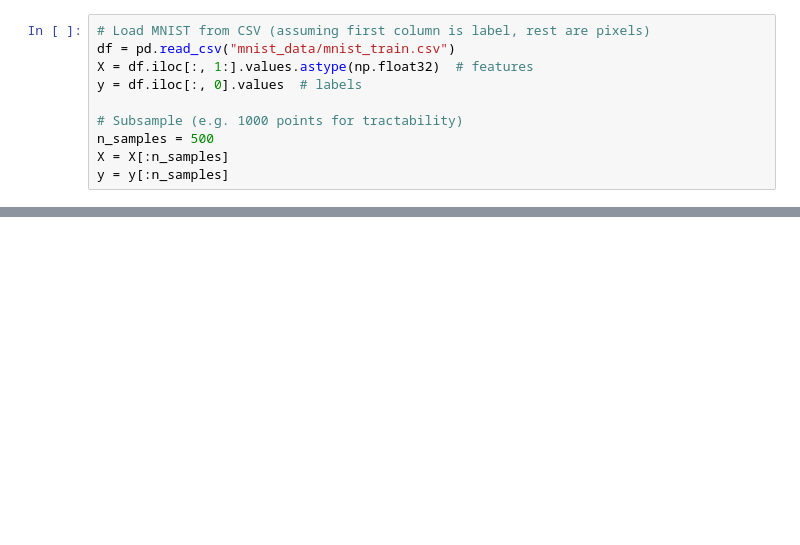
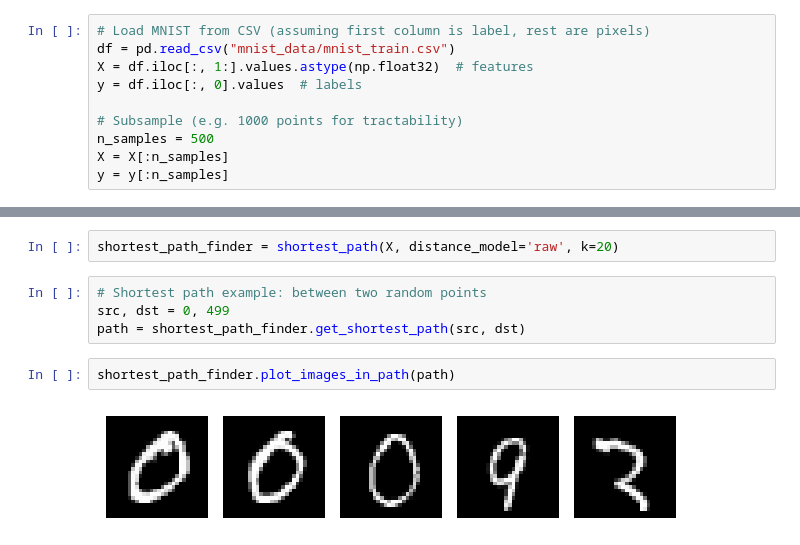
Before and after one commit to mattclifford1/mnist_paths_dataset, a Jupyter notebook: shortest_path.ipynb, the cells around one changed output, grey strips where cells are left out. Drawn from its saved outputs; the diff is of its cells as text; blank space fills up the shorter version.

```diff
--- a/shortest_path.ipynb
+++ b/shortest_path.ipynb
@@ -117,0 +15,10 @@ if distance_mode in ['pca', 'tsne']:
+# %%
+shortest_path_finder = shortest_path(X, distance_model='raw', k=20)
+# %%
+# Shortest path example: between two random points
+src, dst = 0, 499
+path = shortest_path_finder.get_shortest_path(src, dst)
+# %%
+shortest_path_finder.plot_images_in_path(path)
+# %% [output]
+[figure, added]
```
Also changed, not shown: parts of 9 cells of this notebook, 4 other files.
